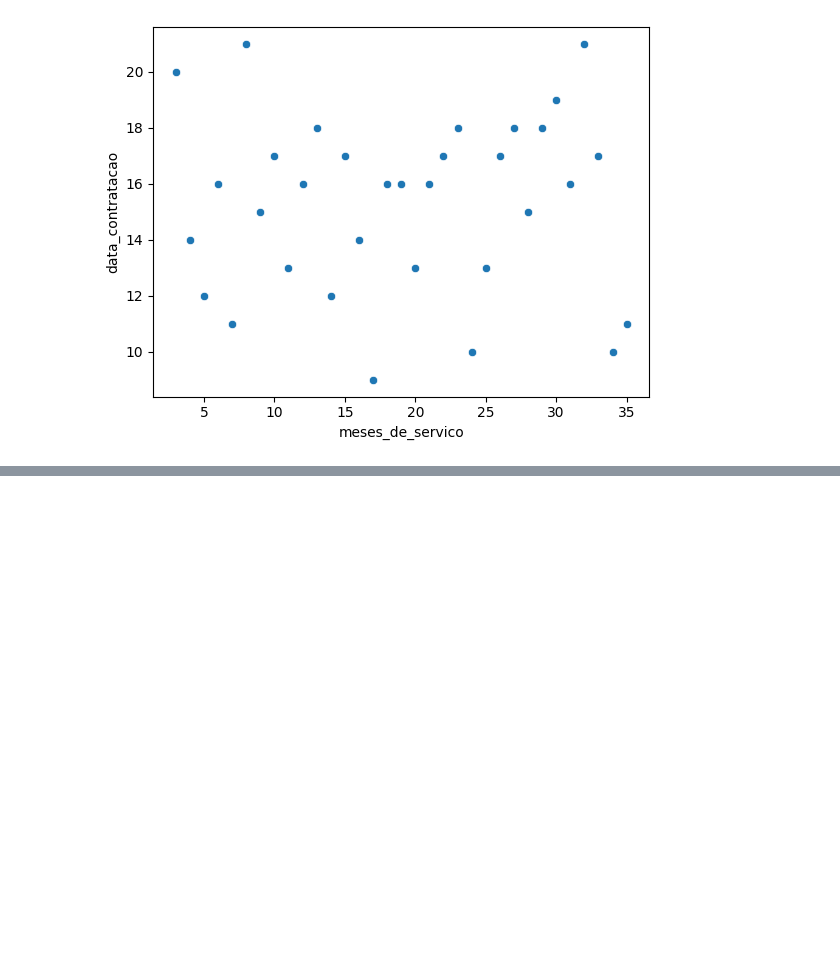
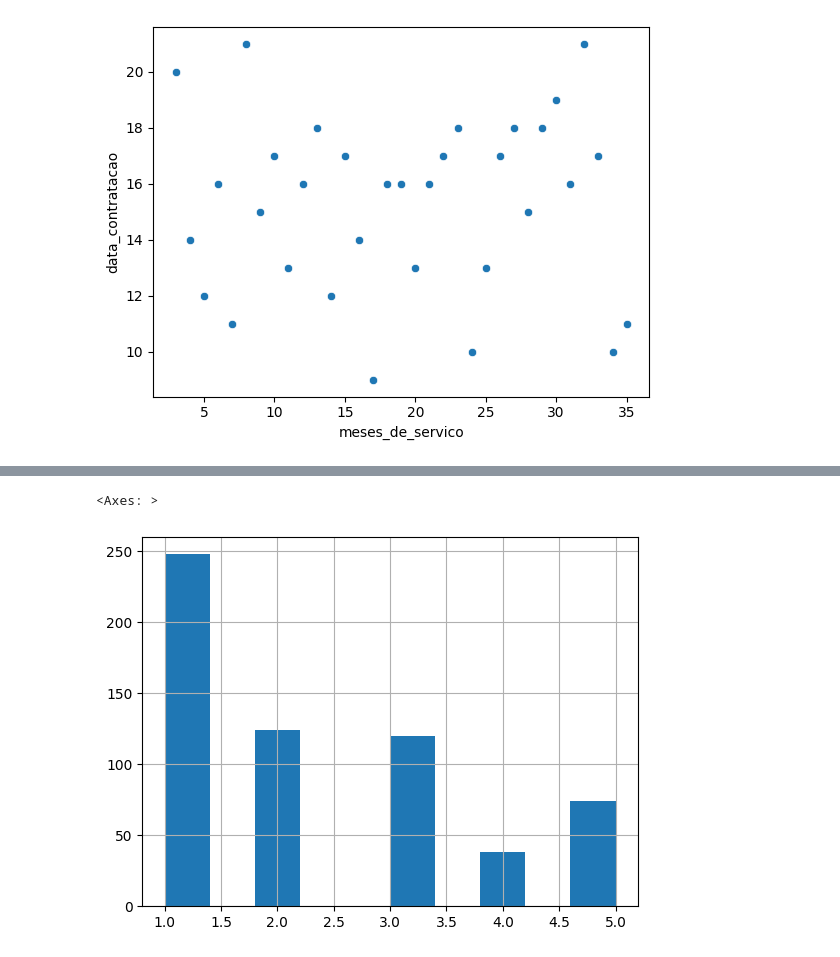
Before and after one commit to matheusmello-o/turnover-optmization, a Jupyter notebook: turnover.ipynb, the cells around one changed output, grey strips where cells are left out. Drawn from its saved outputs; the diff is of its cells as text; code cells hidden in the pictures; blank space fills up the shorter version.

```diff
--- a/turnover.ipynb
+++ b/turnover.ipynb
@@ -4,7 +6,10 @@ import numpy as np
 import matplotlib.pyplot as plt
 import seaborn as sns
 
-df = pd.read_excel('files/Base_dados - Rotatividade RH.xlsx', engine='openpyxl')
+url = 'https://github.com/matheusmello-o/turnover-optmization/raw/main/files/Base_dados%20-%20Rotatividade%20RH.xlsx'
+
+
+df = pd.read_excel(url, engine='openpyxl')
 df.columns = df.columns.str.lower()
 df.head()
 # %% [output]
@@ -97,0 +156,6 @@ sns.scatterplot(data=service_fired,
+# %%
+labels = [1, 2, 3, 4]
+bins = [18, 25, 30, 35, 40, np.inf]
+
+df['idade_group'] = pd.cut(df.idade, bins=bins, labels=labels)
+df.head()
@@ -97,0 +169,5 @@ sns.scatterplot(data=service_fired,
+# %%
+df.idade_group.hist()
+# %% [output]
+<Axes: >
+[figure, added]
```
Also changed, not shown: parts of 9 cells of this notebook.
